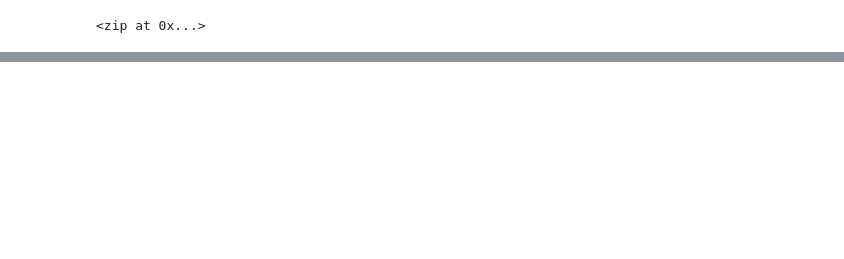
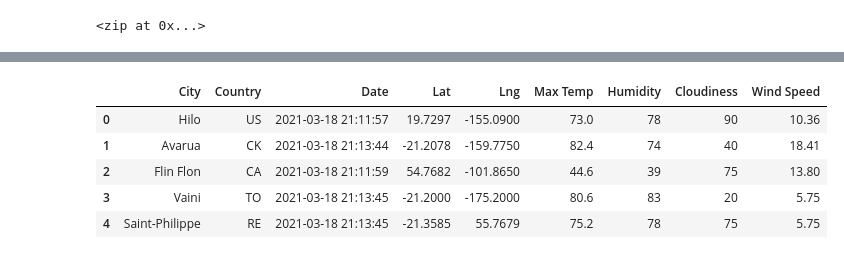
Before and after one commit to Cmarescot/World_Weather_Analysis, a Jupyter notebook: WeatherPy.ipynb, the cells around one changed output, grey strips where cells are left out. Drawn from its saved outputs; the diff is of its cells as text; code cells hidden in the pictures; blank space fills up the shorter version.

```diff
--- a/WeatherPy.ipynb
+++ b/WeatherPy.ipynb
@@ -32,0 +143,10 @@ len(cities)
+# %%
+city_data_df = city_data_df[new_column_order]
+city_data_df.head()
+# %% [output]
+|  | City | Country | Date | Lat | Lng | Max Temp | Humidity | Cloudiness | Wind Speed |
+| 0 | Hilo | US | 2021-03-18 21:11:57 | 19.7297 | -155.0900 | 73.0 | 78 | 90 | 10.36 |
+| 1 | Avarua | CK | 2021-03-18 21:13:44 | -21.2078 | -159.7750 | 82.4 | 74 | 40 | 18.41 |
+| 2 | Flin Flon | CA | 2021-03-18 21:11:59 | 54.7682 | -101.8650 | 44.6 | 39 | 75 | 13.80 |
+| 3 | Vaini | TO | 2021-03-18 21:13:45 | -21.2000 | -175.2000 | 80.6 | 83 | 20 | 5.75 |
+| 4 | Saint-Philippe | RE | 2021-03-18 21:13:45 | -21.3585 | 55.7679 | 75.2 | 78 | 75 | 5.75 |
```
Also changed, not shown: parts of 7 cells of this notebook, 3 other files.
